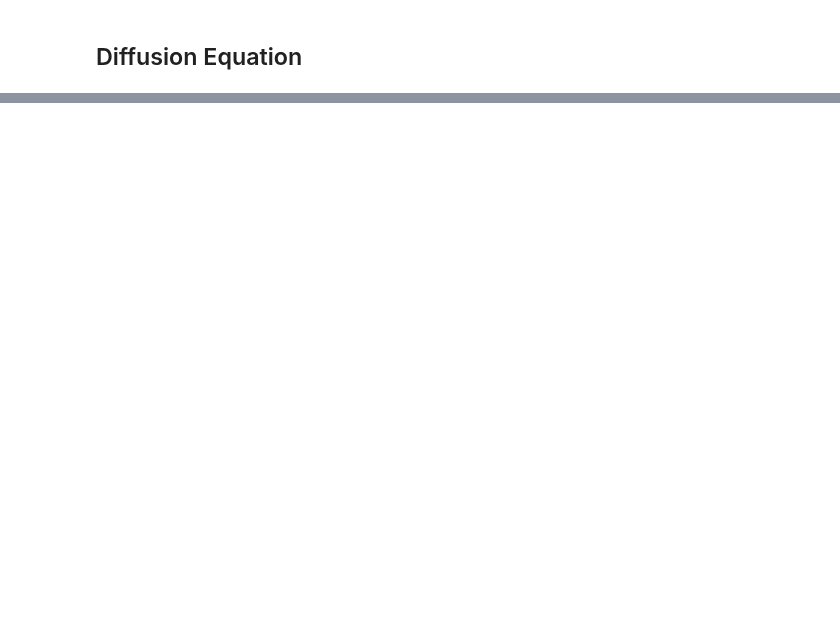
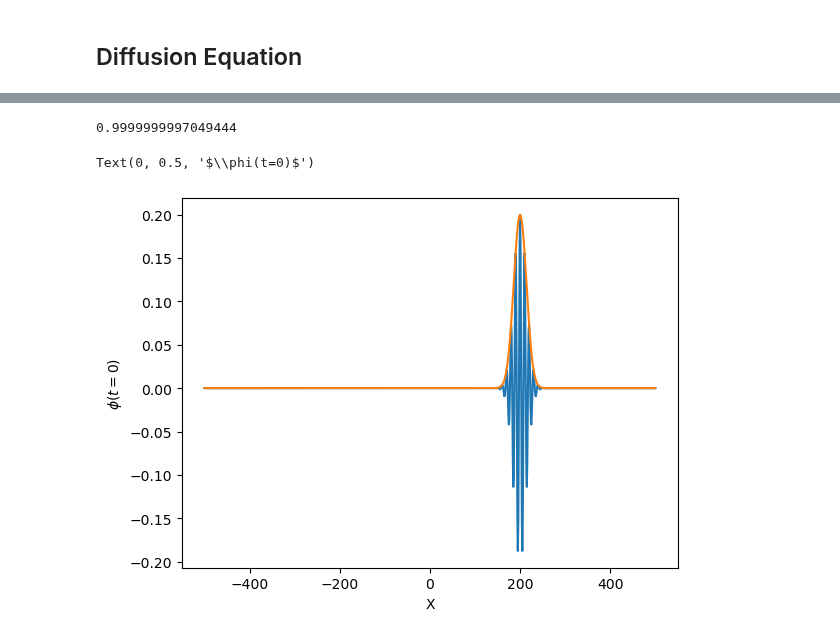
Before and after one commit to blanton144/computational-grad, a Jupyter notebook: docs/notebooks/pde.ipynb, the cells around one changed output, grey strips where cells are left out. Drawn from its saved outputs; the diff is of its cells as text; code cells hidden in the pictures; blank space fills up the shorter version.

```diff
--- a/docs/notebooks/pde.ipynb
+++ b/docs/notebooks/pde.ipynb
@@ -234,0 +236,14 @@ HTML(anim.to_html5_video())
+# %%
+sigma = 10.
+period = 10.
+phi0 = (np.complex64(np.sqrt(np.exp(- (x - 200.)**2 / (2. * sigma**2)) / np.sqrt(2. * np.pi) / sigma)) *
+        np.exp((1.j) * 2. * np.pi * x / period))
+plt.plot(x, phi0.real)
+plt.plot(x, np.abs(phi0))
+print((np.abs(phi0)**2).sum())
+plt.xlabel('X')
+plt.ylabel(r'$\phi(t=0)$')
+# %% [output]
+0.9999999997049444
+Text(0, 0.5, '$\\phi(t=0)$')
+[figure, added]
```
Also changed, not shown: parts of 25 cells of this notebook, 53 other files.
